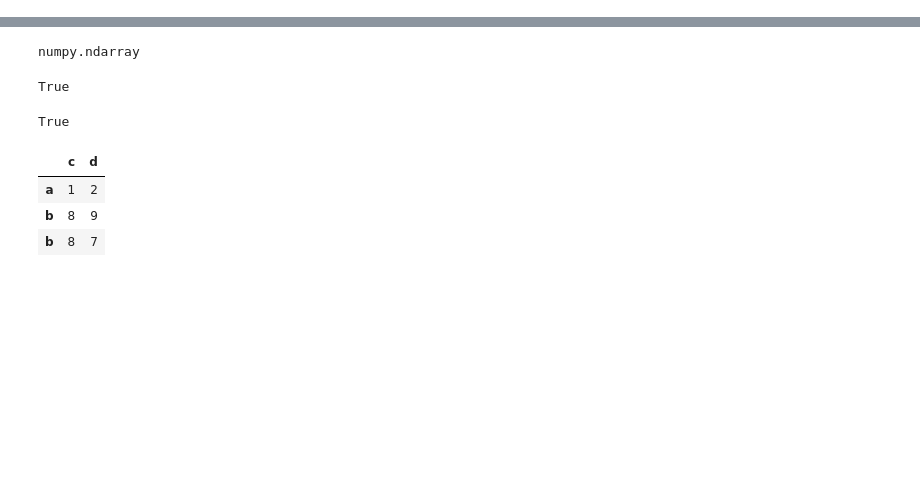
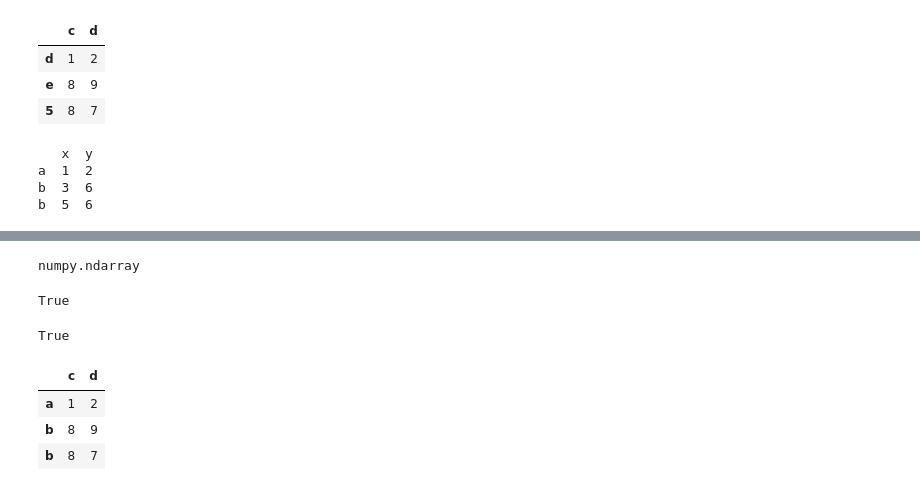
Before and after one commit to frlender/muldataframe, a Jupyter notebook: xplMulDataFrame.ipynb, the cells around one changed output, grey strips where cells are left out. Cells and saved outputs as stored; diff of their text form; code cells hidden in the pictures; blank space fills up the shorter version.

```diff
--- a/xplMulDataFrame.ipynb
+++ b/xplMulDataFrame.ipynb
@@ -17,3 +38,4 @@ columns = pd.DataFrame([[5,7],[3,6]],
                      columns=['f','g'])
 md = MulDataFrame([[1,2],[8,9],[8,7]],index=index,
                   columns=columns)
+mf = md
@@ -19,0 +76,16 @@ md = MulDataFrame([[1,2],[8,9],[8,7]],index=index,
+# %%
+mf2 = mf.copy()
+mf2.index.index = ['d','e',5]
+mf2.df
+# %% [output]
+|  | c | d |
+| d | 1 | 2 |
+| e | 8 | 9 |
+| 5 | 8 | 7 |
+# %%
+print(md.mindex)
+# %% [output]
+   x  y
+a  1  2
+b  3  6
+b  5  6
```
Also changed, not shown: parts of 7 cells of this notebook, 1 other file.
